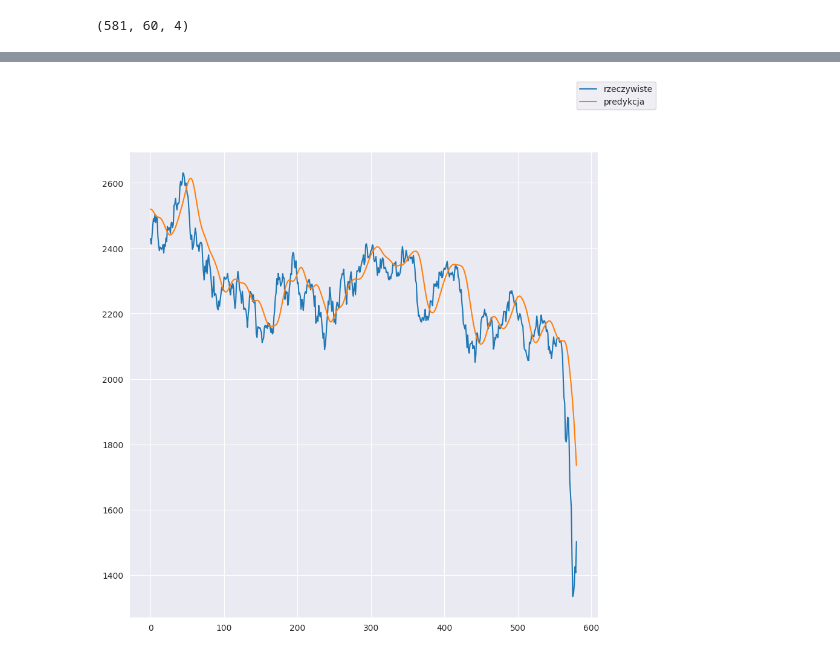
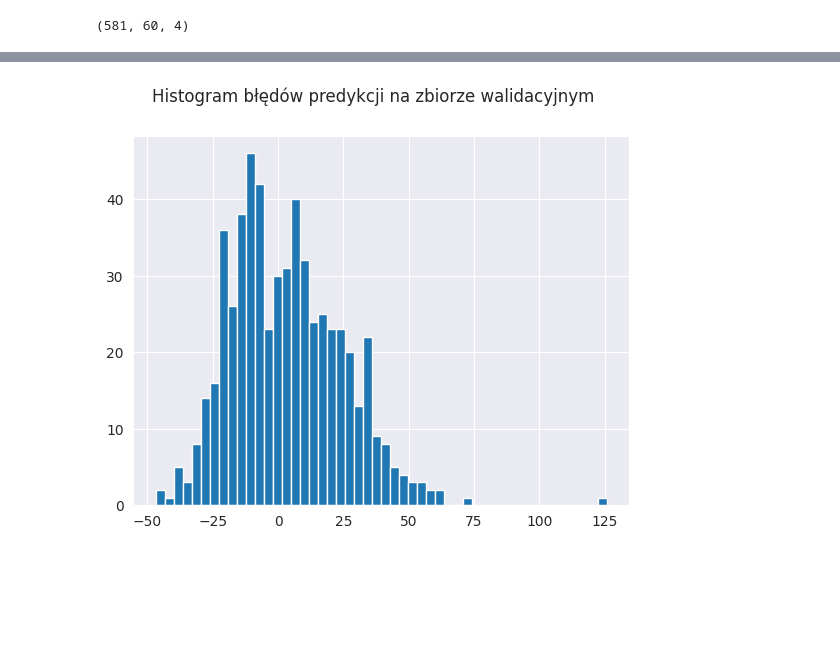
Before and after one commit to B4rtko/Inzynierka, a Jupyter notebook: Brudnopis/lstm_1.ipynb, the cells around one changed output, grey strips where cells are left out. Saved outputs shown, nothing was run; the diff lists cells and outputs as text; code cells hidden in the pictures; blank space fills up the shorter version.

```diff
--- a/Brudnopis/lstm_1.ipynb
+++ b/Brudnopis/lstm_1.ipynb
@@ -165,5 +165,5 @@ model.add(Dropout(0.2))
 model.add(Dense(units=y_train.shape[1]))
 
 model.compile(optimizer='adam', loss='mean_squared_error')
-model.fit(X_train, y_train, epochs=2, batch_size=32)
+model.fit(X_train, y_train, epochs=60, batch_size=32)
 # %% [output]
@@ -197,5 +227,7 @@ fig.show()
 # %%
-fig = results_plot(y_validation, prediction_validation, _y_col_num=output_col_num, _prediction_col_num=output_col_num, _scaler=scaler)
+fig = results_histogram(y_validation, prediction_validation, _y_col_num=output_col_num, _prediction_col_num=output_col_num, _scaler=scaler)
+fig.suptitle("Histogram błędów predykcji na zbiorze walidacyjnym")
+fig.savefig("Validation_hist.png")
 fig.show()
 # %% [output]
-[figure, old version]
+[figure, new version]
```
Also changed, not shown: parts of 8 cells of this notebook.
